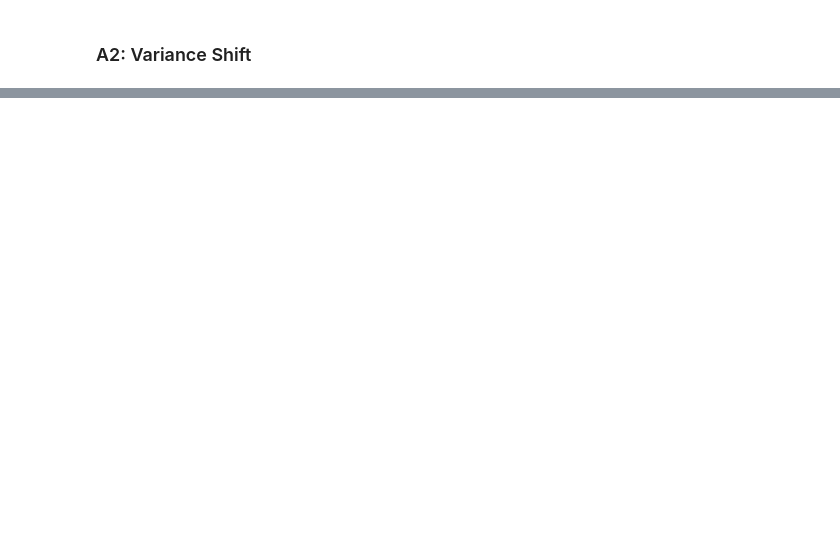
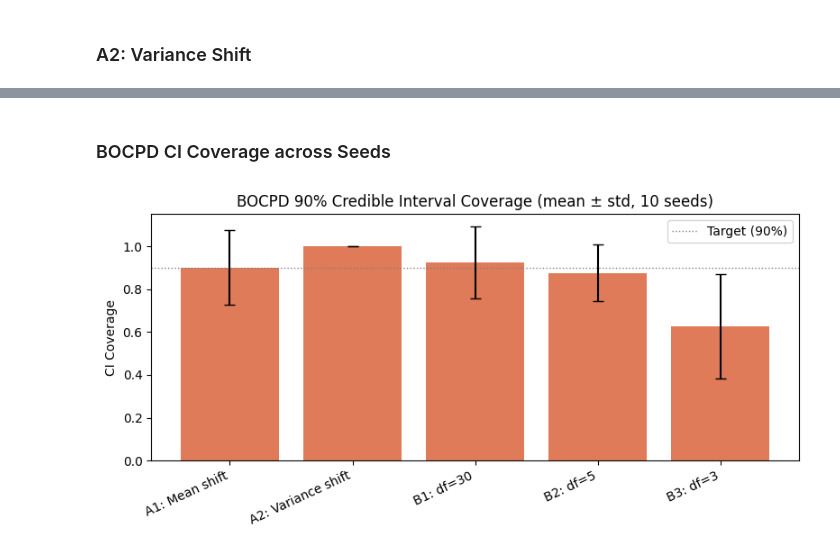
Before and after one commit to whitham-powell/regime-detection-comparison, a Jupyter notebook: notebooks/comparison_synthetic.ipynb, the cells around one changed output, grey strips where cells are left out. Drawn from its saved outputs; the diff is of its cells as text; code cells hidden in the pictures; blank space fills up the shorter version.

```diff
--- a/notebooks/comparison_synthetic.ipynb
+++ b/notebooks/comparison_synthetic.ipynb
@@ -482,0 +599,32 @@ tail risk is present.
+# %% [markdown]
+### BOCPD CI Coverage across Seeds
+# %%
+bocpd_multi = multi_df[multi_df["method"] == "BOCPD"]
+
+fig_ci, ax_ci = plt.subplots(figsize=(8, 4))
+scenario_order = exp_a_scenarios + exp_b_scenarios
+
+ci_means = []
+ci_stds = []
+labels = []
+for s in scenario_order:
+    sub = bocpd_multi[bocpd_multi["scenario"] == s]["ci_coverage"]
+    ci_means.append(sub.mean())
+    ci_stds.append(sub.std())
+    labels.append(s)
+
+x = np.arange(len(labels))
+ax_ci.bar(x, ci_means, yerr=ci_stds, color=COLOR_BOCPD, alpha=0.8, capsize=4)
+ax_ci.axhline(0.90, color="gray", linestyle=":", linewidth=1, label="Target (90%)")
+ax_ci.set_xticks(x)
+ax_ci.set_xticklabels(labels, rotation=25, ha="right")
+ax_ci.set_ylabel("CI Coverage")
+ax_ci.set_ylim(0, 1.15)
+ax_ci.set_title("BOCPD 90% Credible Interval Coverage (mean ± std, 10 seeds)")
+ax_ci.legend()
+
+plt.tight_layout()
+save_fig(fig_ci, "synthetic_ci_coverage.png")
+plt.show()
+# %% [output]
+[figure, added]
```
Also changed, not shown: parts of 42 cells of this notebook, 26 other files.
